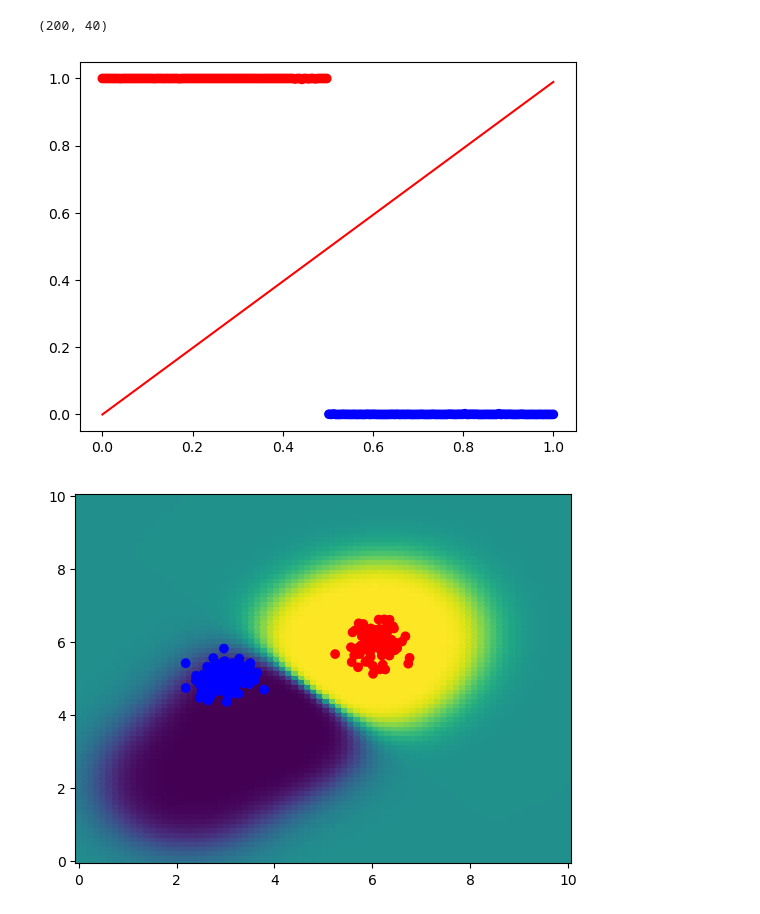
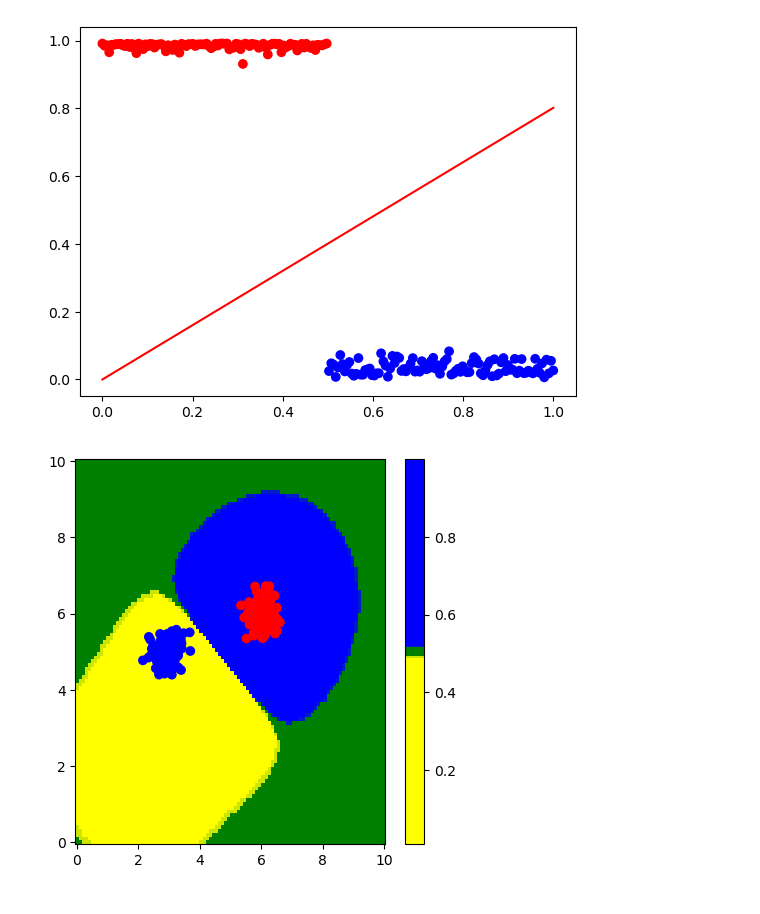
Before and after one commit to frankRenlf/pattern_recognition, a Jupyter notebook: part4.ipynb, the cells around one changed output. Drawn from its saved outputs; the diff is of its cells as text; code cells hidden in the pictures.

```diff
--- a/part4.ipynb
+++ b/part4.ipynb
@@ -52,7 +53,7 @@ def fi_func(xn, M, m, X):
     res = result.T
     res = np.concatenate((np.ones((N1 + N2, 1)), res), axis=1)
     res[:, 0] = 1
-    print(res.shape)
+    # print(res.shape)
     return res
 
 
@@ -66,12 +67,11 @@ def sigmoid(a):
 
 def newton(X, T, M, alpha):
     N = N1 + N2
-    t = np.zeros([N, 1])
-    for i in range(N):
-        t[i] = T[i][0]
+    t = np.array(T).reshape(-1, 1)
 
     w = np.zeros([M, 1])
-    sn_1 = (1 / alpha) * np.identity(M)
+    sn = alpha * np.identity(M)
+    sn_1 = np.linalg.inv(sn)
 
     fi_data = fi_func(None, M, None, X)
     # print(fi_data[0])
@@ -97,7 +97,7 @@ def newton(X, T, M, alpha):
         H_1 = np.linalg.inv(H)
 
         w_new = w - H_1 @ E
-        if np.linalg.norm(w_new - w) < 2e-10:
+        if np.linalg.norm(w_new - w) < 2e-15:
             w = w_new
             return w, H_1, fi_data
         else:
@@ -121,15 +121,14 @@ def display(m, alpha, x, y_, y_noise):
     plt.show()
 
 
-M = 40
-alpha = 300
+M = 25
+alpha = 1
 w, H_1, fi_square = newton(X, T, M, alpha)
-x = np.linspace(0, 1, 200)
+x = np.linspace(0, 1, N)
 # print(x.shape)
-display(M, alpha, x, (np.array([x for _ in range(M)]).T @ w).reshape(200), sigmoid(a(w, fi_square)).reshape(200))
+display(M, alpha, x, (np.array([x for _ in range(M)]).T @ w).reshape(N), sigmoid(a(w, fi_square)).reshape(N))
 # %% [output]
-(200, 40)
-[figure, old version]
+[figure, new version]
 # %%
 def fi_classification_fun(xn, M, m, X):
     x_max = np.max(X)
@@ -159,42 +158,46 @@ def predictive_t(w, H_1, M, x_input, X):
     # print(p_t.shape)
     return p_t
 # %%
-nodes = 80
+nodes = 100
 ix = np.linspace(0, 10, nodes)
 iy = np.linspace(0, 10, nodes)
 ic = np.zeros([nodes, nodes])
 iX, iY = np.meshgrid(ix, iy)
 
 # dim = 2
 # print(ix, iX)
 # print((ix+).shape)
 # x_test = np.zeros([nodes * nodes, 2])
 x_single = np.zeros([1, 2])
 
 for i in range(nodes):
     for j in range(nodes):
         x_single[0][0] = ix[i]
         x_single[0][1] = iy[j]
         pt_x = predictive_t(w, H_1, M, x_single[0], X)
         ic[i][j] = pt_x
 
 import matplotlib.colors as mcolors
 
-# colors = [(0, "green"), (0.5, "lime"), (1, "blue")]
+colors = np.concatenate((N1 * ['yellow'], 5 * ['green'], N2 * ['blue']))
 # cmap = mcolors.LinearSegmentedColormap.from_list("GtoB", colors)
-plt.pcolormesh(iX, iY, ic, edgecolors='face')
+# plt.pcolormesh(iX, iY, ic, edgecolors='face')
+#
+# plt.scatter(X[:, 0], X[:, 1], marker='o', c=color)
+# plt.show()
 
+
+# colors = [(0, "yellow"), (0.5, "lime"), (1, "blue")]
+
+cm = mcolors.LinearSegmentedColormap.from_list("YtoB", colors)
+fig, ax = plt.subplots(figsize=(5, 5))
+c = ax.pcolormesh(iX, iY, ic, cmap=cm)
+fig.colorbar(c, ax=ax)
 plt.scatter(X[:, 0], X[:, 1], marker='o', c=color)
 plt.show()
-# cm = plt.cm.get_cmap('rainbow')
-# fig, ax = plt.subplots(figsize=(5, 5))
-# c = ax.pcolormesh(iX, iY, ic, cmap=cm)
-# fig.colorbar(c, ax=ax)
-# plt.scatter(X[:, 0], X[:, 1], marker='o', c=color)
-# plt.show()
 # print(ic[23:28])
 # %% [output]
-[figure, old version]
+[figure, new version]
 # %%
 # import numpy as np
 # import matplotlib.pyplot as plt
```
Also changed, not shown: parts of 1 cell of this notebook.
